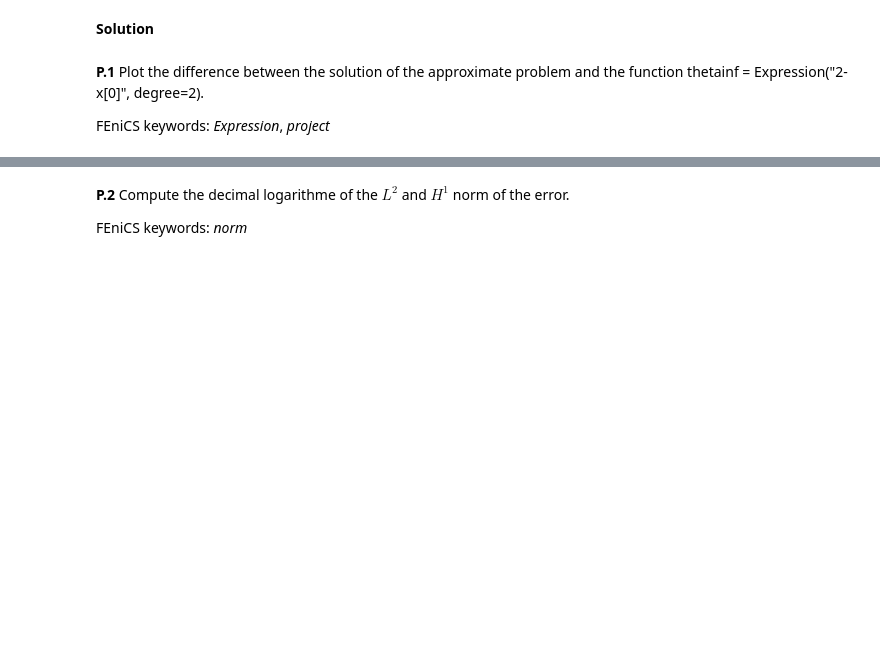
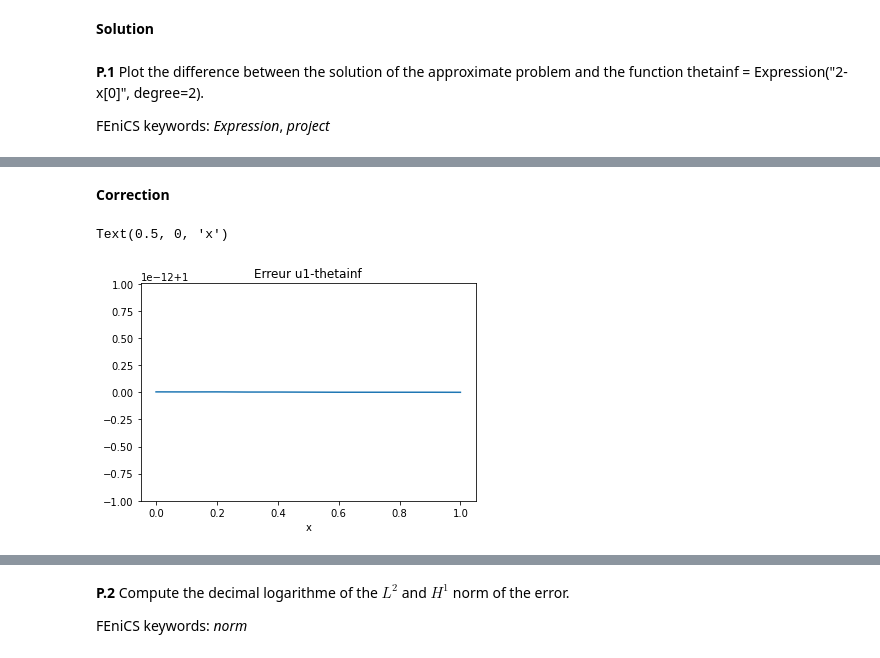
Before and after one commit to lcs27/PDE-CS, a Jupyter notebook: TD6_TD7_EN.ipynb, the cells around one changed output, grey strips where cells are left out. Drawn from its saved outputs; the diff is of its cells as text; code cells hidden in the pictures; blank space fills up the shorter version.

```diff
--- a/TD6_TD7_EN.ipynb
+++ b/TD6_TD7_EN.ipynb
@@ -351,0 +365,11 @@ SyntaxError: invalid syntax (<ipython-input-42-5b6c3a20e955>, line 2)
+# %% [markdown]
+**Correction**
+# %%
+thetainf = Expression("2-x[0]", degree=2) # Define the solution 2-x[0]
+err=project(u1-thetainf,Hh1) #Project on Hh1 space, the P1 space
+plu=plot(err)
+plt.title('Erreur u1-thetainf')
+plt.xlabel('x')
+# %% [output]
+Text(0.5, 0, 'x')
+[figure, added]
```
Also changed, not shown: parts of 72 cells of this notebook, 2 other files.
